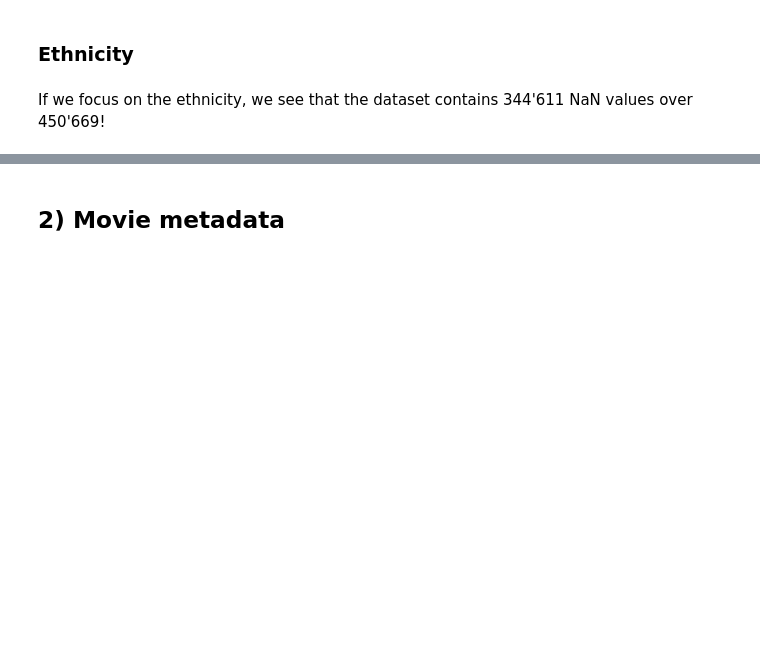
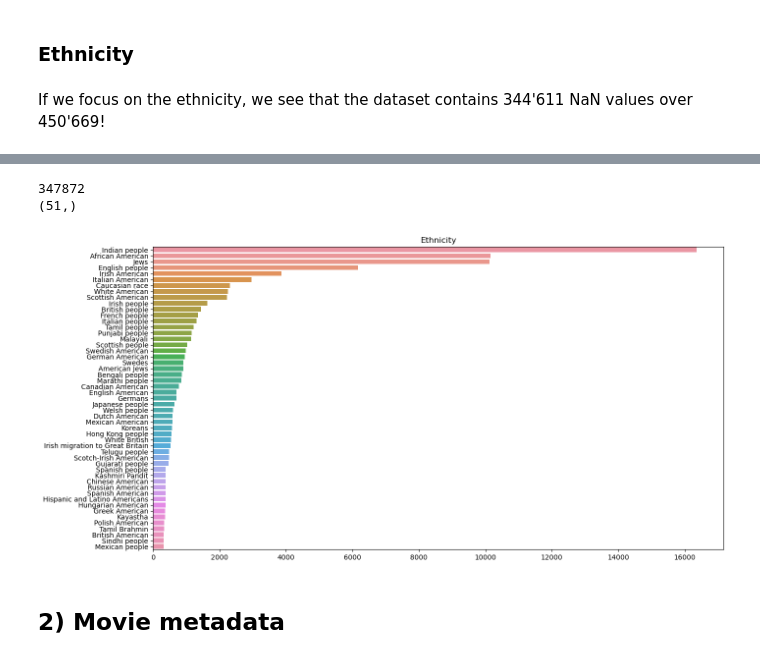
Before and after one commit to epfl-ada/ada-2022-project-nolemonnomelon, a Jupyter notebook: Exploratory analysis.ipynb, the cells around one changed output, grey strips where cells are left out. Cells and saved outputs as stored; diff of their text form; code cells hidden in the pictures; blank space fills up the shorter version.

```diff
--- a/Exploratory analysis.ipynb
+++ b/Exploratory analysis.ipynb
@@ -56,3 +133,18 @@ plt.show()
+# %%
+# With the ethnicity column
+print(sum(df_character['Ethnicity'].isna()))
+df_ethnicity = df_character['Ethnicity'].dropna()
+relevant_race = df_ethnicity.value_counts()
+relevant_race = relevant_race[relevant_race > 300]
+print(relevant_race.shape)
+
+plt.figure(figsize=(15,8))
+ax = sns.barplot(relevant_race.values, relevant_race.index).set(title='Ethnicity')
+plt.show()
+# %% [output]
+347872
+(51,)
+[figure, added]
 # %% [markdown]
 ## 2) Movie metadata
 # %% [markdown]
```
Also changed, not shown: parts of 12 cells of this notebook, 1 other file.
